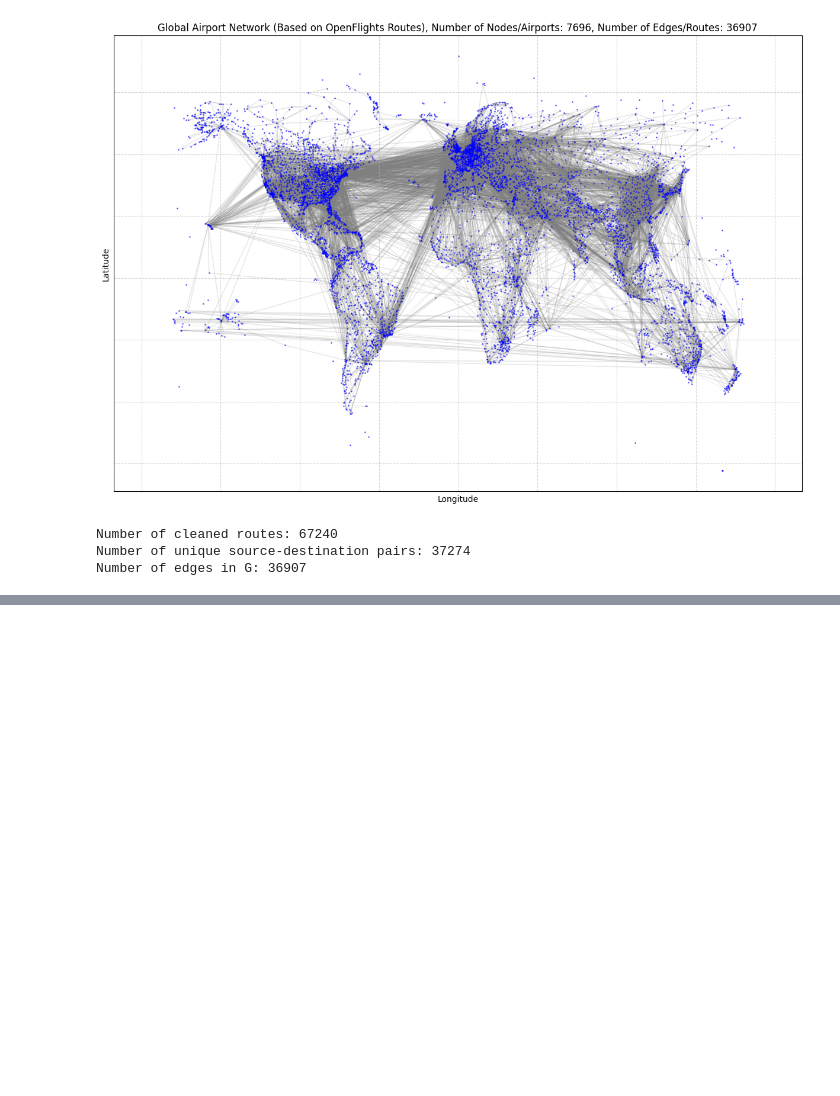
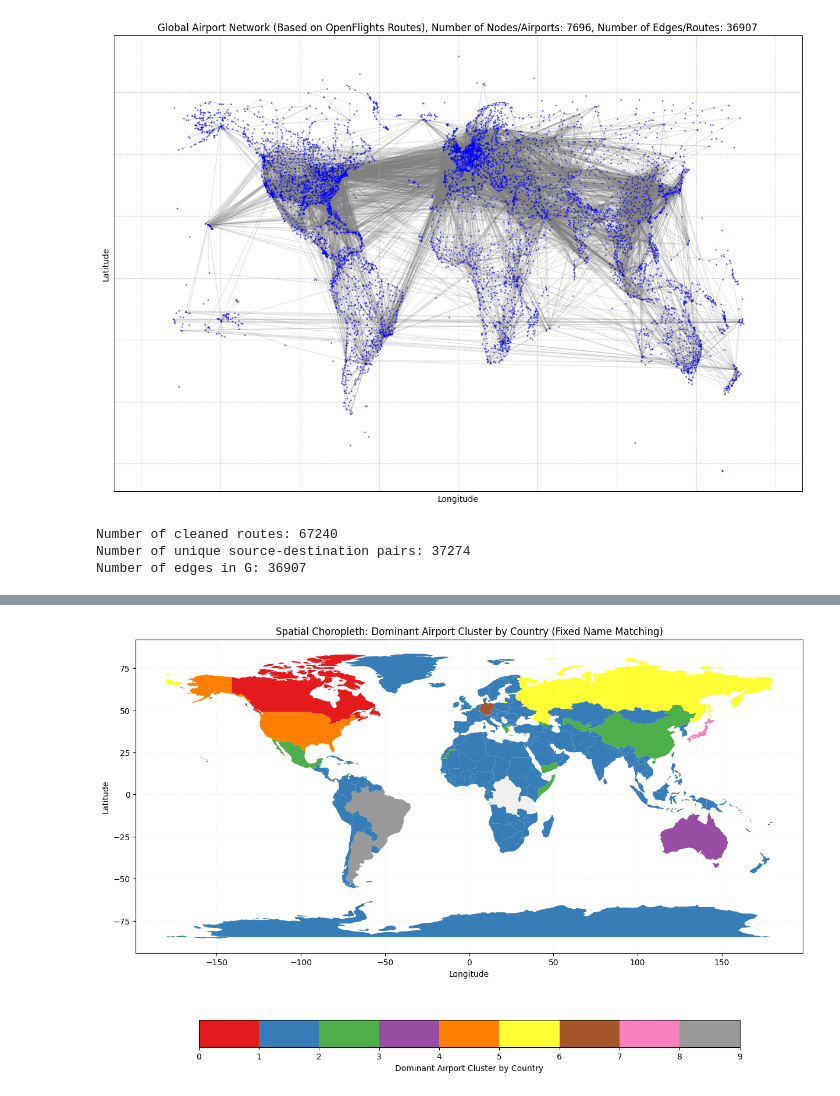
Before and after one commit to SharpOddz/airline-systems, a Jupyter notebook: Validation.ipynb, the cells around one changed output, grey strips where cells are left out. Cells and saved outputs as stored; diff of their text form; code cells hidden in the pictures; blank space fills up the shorter version.

```diff
--- a/Validation.ipynb
+++ b/Validation.ipynb
@@ -323,0 +652,50 @@ Number of edges in G: 36907
+# %%
+import pandas as pd
+import geopandas as gpd
+import matplotlib.pyplot as plt
+
+# 1. Load World Map
+world_url = "https://storage.googleapis.com/codesandbox-prod-static/data/naturalearth_lowres.geojson"
+try:
+    world = gpd.read_file(world_url)
+except:
+    world = gpd.read_file("https://raw.githubusercontent.com/python-visualization/folium/main/examples/data/world-countries.json")
+
+# 2. Aggregate Cluster data by Country
+country_clusters = airport_stats_df.groupby('country')['cluster'].agg(lambda x: x.mode()[0]).reset_index()
+
+# 3. Fix Name Mismatches for better merging
+name_mapping = {
+    'United States': 'United States of America',
+    'United Kingdom': 'United Kingdom',
+    'Russian Federation': 'Russia',
+    'Russia': 'Russia',
+    'China': 'China',
+    'Democratic Republic of the Congo': 'Dem. Rep. Congo',
+    'Central African Republic': 'Central African Rep.',
+    'Cote d\'Ivoire': 'Ivory Coast',
+    'South Korea': 'South Korea'
+}
+country_clusters['country'] = country_clusters['country'].replace(name_mapping)
+
+# 4. Merge with World Map
+world_merged = world.merge(country_clusters, left_on='name', right_on='country', how='left')
+
+# 5. Plot Choropleth
+fig, ax = plt.subplots(figsize=(20, 10))
+world_merged.plot(
+    column='cluster',
+    ax=ax,
+    cmap='Set1',
+    legend=True,
+    missing_kwds={'color': '#f0f0f0', 'label': 'No Data'},
+    legend_kwds={'label': "Dominant Airport Cluster by Country", 'orientation': "horizontal", "shrink": 0.6}
+)
+
+plt.title('Spatial Choropleth: Dominant Airport Cluster by Country (Fixed Name Matching)')
+plt.xlabel('Longitude')
+plt.ylabel('Latitude')
+plt.grid(True, linestyle='--', alpha=0.1)
+plt.show()
+# %% [output]
+[figure, added]
```
Also changed, not shown: parts of 12 cells of this notebook.
